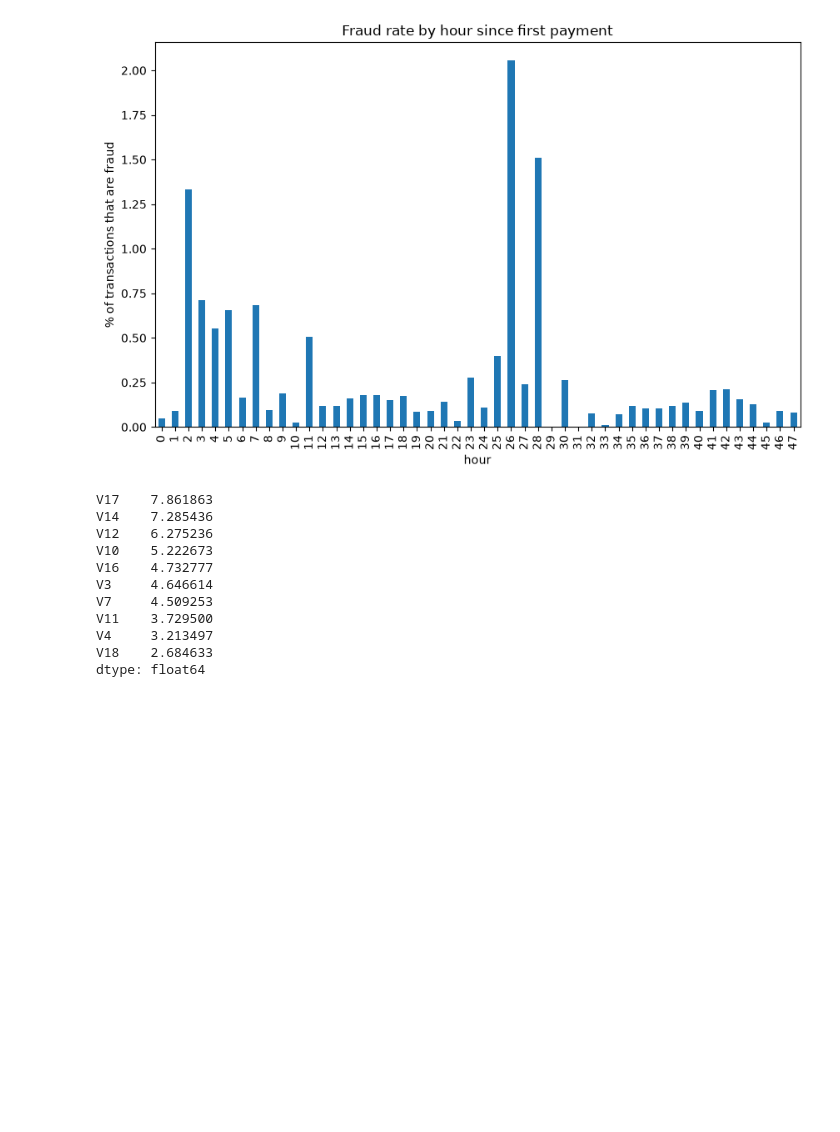
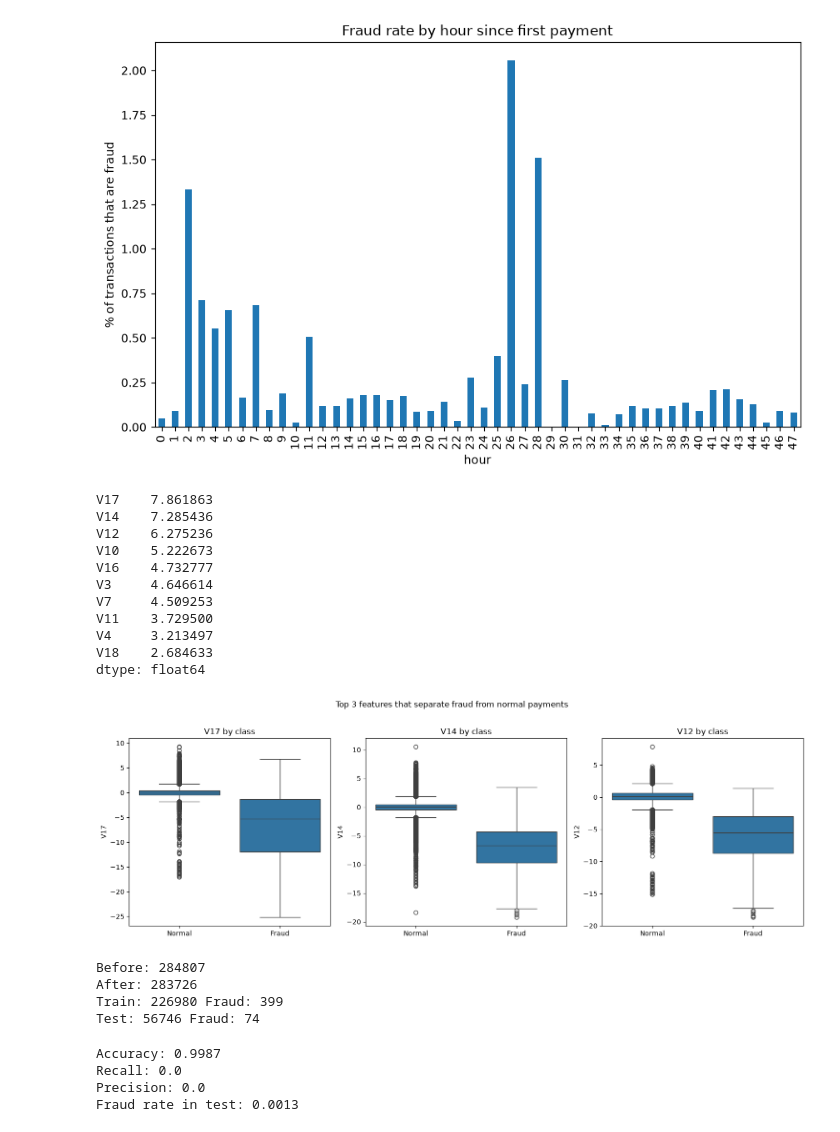
Before and after one commit to ninganagoudadhannur30-web/Card_Fruad_Detection, a Jupyter notebook: notebook/01_eda_and_baseline.ipynb, the cells around one changed output. Cells and saved outputs as stored; diff of their text form; code cells hidden in the pictures; blank space fills up the shorter version.

```diff
--- a/notebook/01_eda_and_baseline.ipynb
+++ b/notebook/01_eda_and_baseline.ipynb
@@ -49,3 +49,50 @@ V11    3.729500
 V4     3.213497
 V18    2.684633
 dtype: float64
+# %%
+top_3_features = separation.head(3).index
+fig, axes = plt.subplots(1, 3, figsize=(15, 5))
+for i, feature in enumerate(top_3_features):
+    sns.boxplot(data=df, x="Class", y=feature, ax=axes[i])
+    axes[i].set_title(f"{feature} by class")
+    axes[i].set_xticks([0, 1])
+    axes[i].set_xticklabels(["Normal", "Fraud"])
+    axes[i].set_xlabel("")
+plt.suptitle("Top 3 features that separate fraud from normal payments", y=1.02)
+plt.tight_layout()
+plt.savefig("../figures/top3_v_features.png", dpi=150, bbox_inches="tight")
+plt.show()
+# %% [output]
+[figure, added]
+# %%
+print("Before:",len(df))
+df=df.drop_duplicates().reset_index(drop=True)
+print("After:",len(df))
+df=df.sort_values("Time").reset_index(drop=True)
+feature_cols=[f"V{i}"for i in range(1,29)]+["log_amount"]
+x=df[feature_cols]
+y=df["Class"]
+cut=int(len(df)*0.8)
+x_train,x_test=x.iloc[:cut],x.iloc[cut:]
+y_train,y_test=y.iloc[:cut],y.iloc[cut:]
+print("Train:",len(x_train),"Fraud:",y_train.sum())
+print("Test:",len(x_test),"Fraud:",y_test.sum())
+# %% [output]
+Before: 284807
+After: 283726
+Train: 226980 Fraud: 399
+Test: 56746 Fraud: 74
+# %%
+from sklearn.dummy import DummyClassifier
+from sklearn.metrics import accuracy_score,precision_score,recall_score
+base=DummyClassifier(strategy="most_frequent").fit(x_train,y_train)
+pred=base.predict(x_test)
+print("Accuracy:",round(accuracy_score(y_test,pred),4))
+print("Recall:",recall_score(y_test,pred))
+print("Precision:",precision_score(y_test,pred,zero_division=0))
+print("Fraud rate in test:",round(y_test.mean(),4))
+# %% [output]
+Accuracy: 0.9987
+Recall: 0.0
+Precision: 0.0
+Fraud rate in test: 0.0013
```
Also changed, not shown: parts of 1 cell of this notebook, 1 other file.
